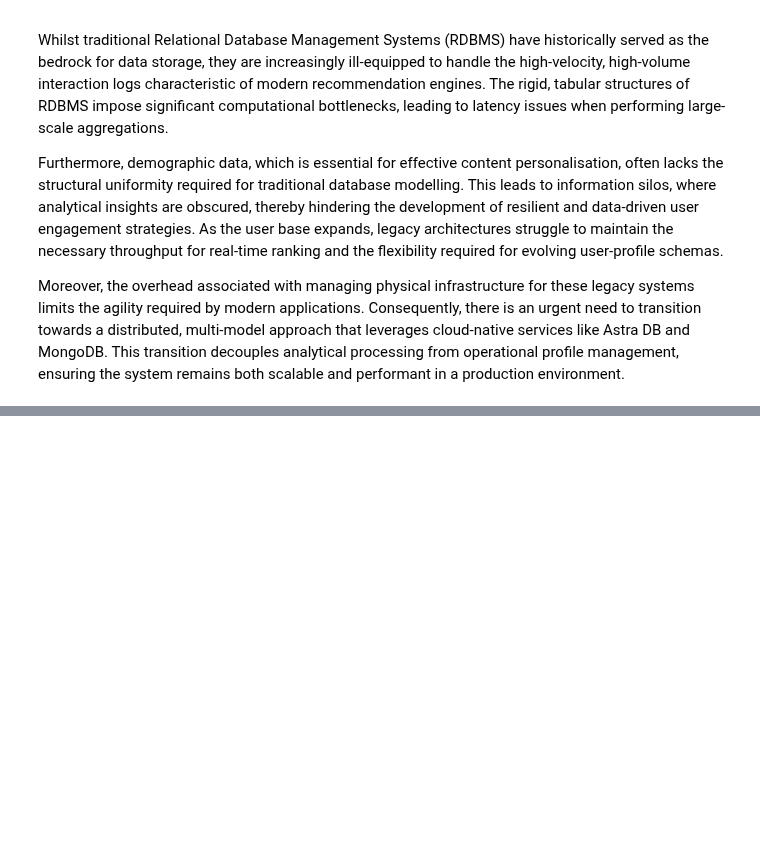
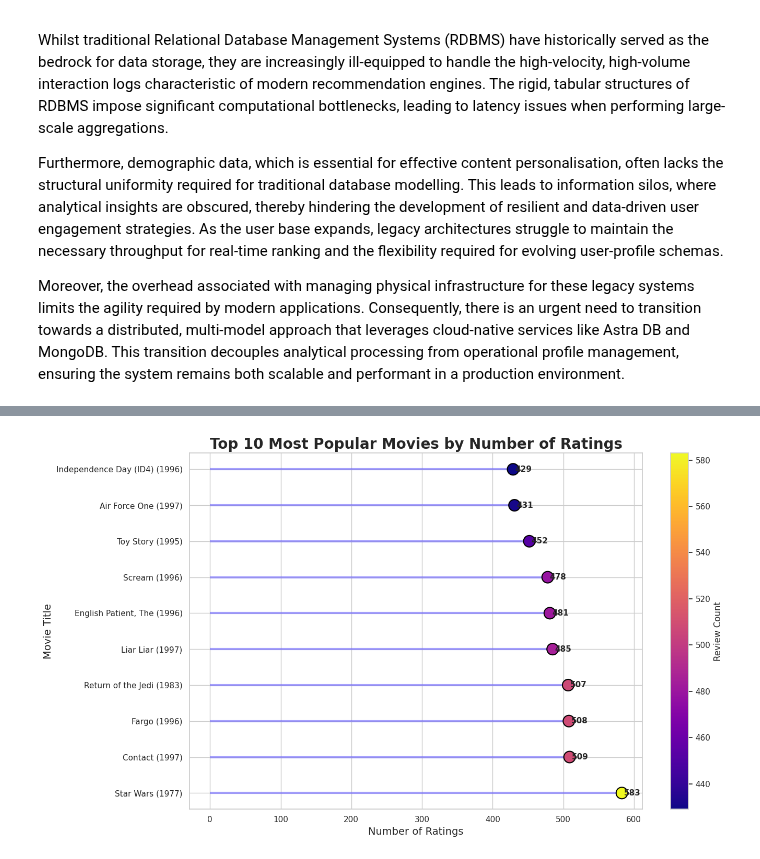
Before and after one commit to Rozieyati/Scalable_Multi-Model_Data_Pipeline_for_MovieLens_Analysis_Using_Spark_Cassandra_and_MongoDB, a Jupyter notebook: Data_Management_27062026.ipynb, the cells around one changed output, grey strips where cells are left out. Cells and saved outputs as stored; diff of their text form; code cells hidden in the pictures; blank space fills up the shorter version.

```diff
--- a/Data_Management_27062026.ipynb
+++ b/Data_Management_27062026.ipynb
@@ -1028,0 +546,70 @@ World Meteorological Organization. (2024). State of the global climate 2024. htt
+# %%
+# ============================================================
+# 6.1.2 Most Popular Movies by Number of Ratings
+# ============================================================
+
+import matplotlib.pyplot as plt
+import seaborn as sns
+
+# Convert Spark DataFrame to Pandas
+popular_movies = df_movie_performance \
+    .orderBy(col("review_count").desc()) \
+    .limit(10) \
+    .toPandas()
+
+# Professional theme
+sns.set_theme(style="whitegrid")
+
+plt.figure(figsize=(14,8))
+
+# Create lollipop stems
+plt.hlines(
+    y=popular_movies["movie_title"],
+    xmin=0,
+    xmax=popular_movies["review_count"],
+    color="#6C63FF",
+    linewidth=3,
+    alpha=0.6
+)
+
+# Create lollipop heads
+scatter = plt.scatter(
+    popular_movies["review_count"],
+    popular_movies["movie_title"],
+    s=250,
+    c=popular_movies["review_count"],
+    cmap="plasma",
+    edgecolor="black",
+    linewidth=1.5,
+    zorder=3
+)
+
+# Value labels
+for i, value in enumerate(popular_movies["review_count"]):
+    plt.text(
+        value + 3,
+        i,
+        str(value),
+        va="center",
+        fontsize=11,
+        fontweight="bold"
+    )
+
+# Titles
+plt.title(
+    "Top 10 Most Popular Movies by Number of Ratings",
+    fontsize=20,
+    fontweight="bold"
+)
+
+plt.xlabel("Number of Ratings", fontsize=14)
+plt.ylabel("Movie Title", fontsize=14)
+
+# Colour legend
+cbar = plt.colorbar(scatter)
+cbar.set_label("Review Count")
+
+plt.tight_layout()
+plt.show()
+# %% [output]
+[figure, added]
```
Also changed, not shown: parts of 127 cells of this notebook.
